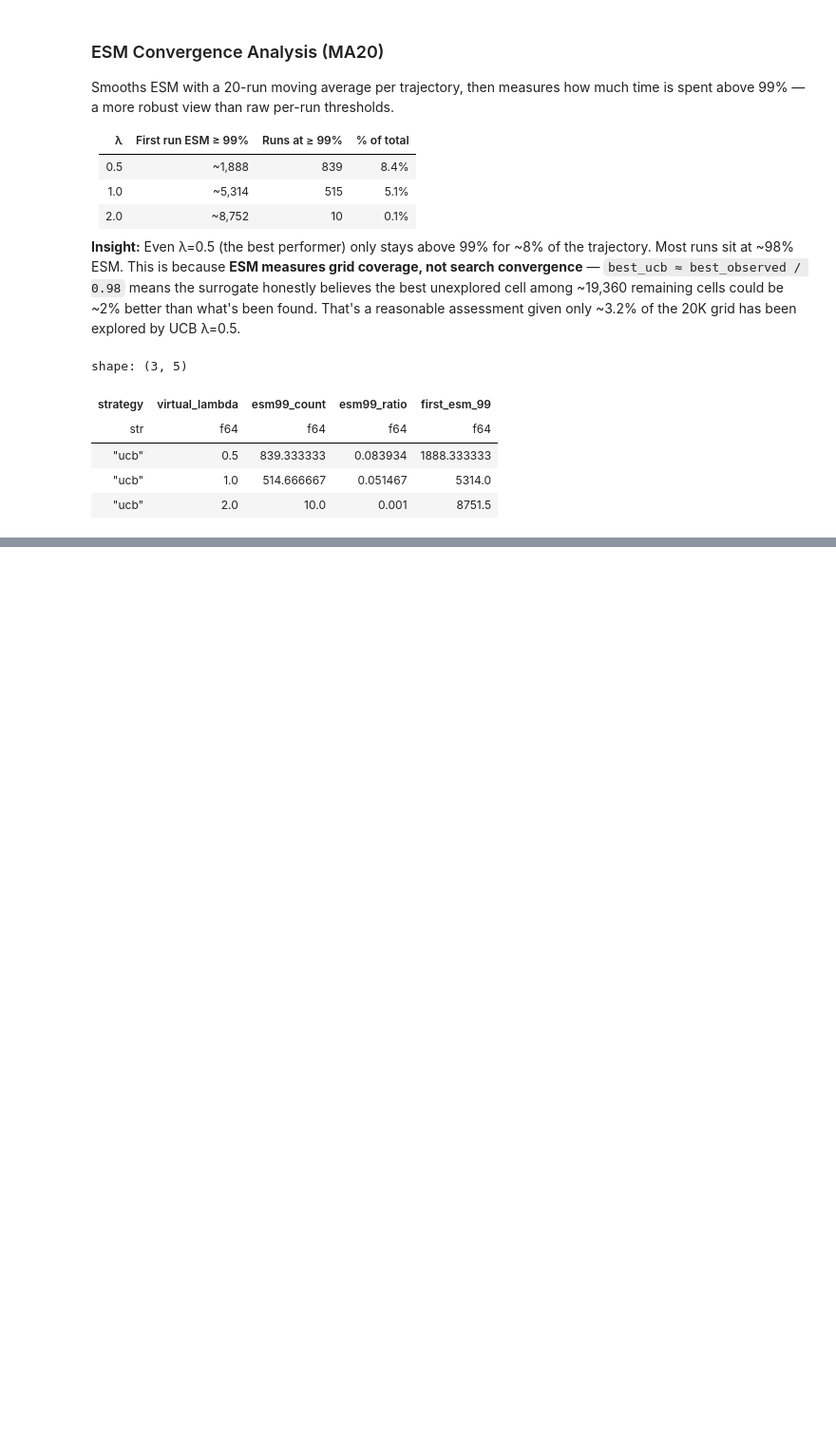
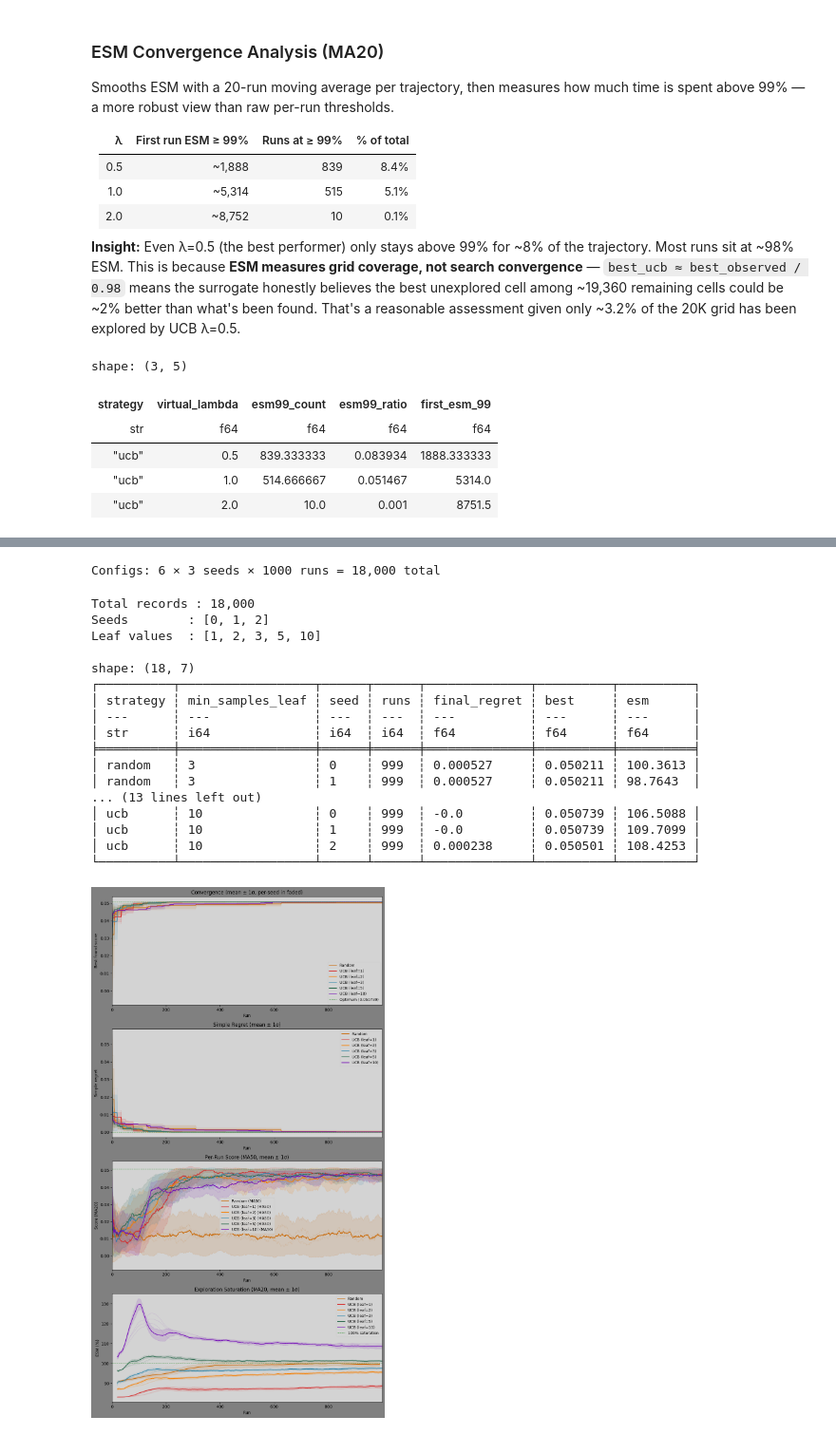
Before and after one commit to chaald/peppermint-matrix, a Jupyter notebook: notebooks/parameter_analysis/convergence_simulation.ipynb, the cells around one changed output, grey strips where cells are left out. Shown at 95% size. Drawn from its saved outputs; the diff is of its cells as text; code cells hidden in the pictures; blank space fills up the shorter version.

Commit message:
feat: add min_samples_leaf param, leaf sweep experiment, reorg surrogate notebook layout

```diff
--- a/notebooks/parameter_analysis/convergence_simulation.ipynb
+++ b/notebooks/parameter_analysis/convergence_simulation.ipynb
@@ -249,6 +249,7 @@ def run_experiment(configs: List[Dict], n_runs: int = 1000, n_trajectories: int
                     virtual_sample_count=config.get("virtual_sample_count", 100),
                     virtual_lambda=config.get("virtual_lambda", 2.0),
                     max_samples=config.get("max_samples", 0.1),
+                    min_samples_leaf=config.get("min_samples_leaf", 3),
                     probe_interval=probe_interval,
                     output_directory=output_directory,
                     label=config.get("label"),
@@ -562,0 +568,58 @@ shape: (3, 5)
+# %%
+CONFIGS = [
+    {"strategy": "random", "min_samples_leaf": 3,  "max_samples": 0.1, "virtual_lambda": 1.0, "label": "Random",               "color": "#ca6702"},
+    {"strategy": "ucb",    "min_samples_leaf": 1,  "max_samples": 0.1, "virtual_lambda": 1.0, "label": "UCB (leaf=1)",         "color": "#d62828"},
+    {"strategy": "ucb",    "min_samples_leaf": 2,  "max_samples": 0.1, "virtual_lambda": 1.0, "label": "UCB (leaf=2)",         "color": "#f77f00"},
+    {"strategy": "ucb",    "min_samples_leaf": 3,  "max_samples": 0.1, "virtual_lambda": 1.0, "label": "UCB (leaf=3)",         "color": "#2e86ab"},
+    {"strategy": "ucb",    "min_samples_leaf": 5,  "max_samples": 0.1, "virtual_lambda": 1.0, "label": "UCB (leaf=5)",         "color": "#2d6a4f"},
+    {"strategy": "ucb",    "min_samples_leaf": 10, "max_samples": 0.1, "virtual_lambda": 1.0, "label": "UCB (leaf=10)",        "color": "#7209b7"},
+]
+N_TRAJECTORIES = 3
+N_RUNS = 1000
+
+n_total_runs = len(CONFIGS) * N_TRAJECTORIES * N_RUNS
+print(f"Configs: {len(CONFIGS)} × {N_TRAJECTORIES} seeds × {N_RUNS} runs = {n_total_runs:,} total")
+
+leaf_experiment_results: pl.DataFrame = run_experiment(CONFIGS, n_runs=N_RUNS, n_trajectories=N_TRAJECTORIES)
+# %% [output]
+Configs: 6 × 3 seeds × 1000 runs = 18,000 total
+# %%
+n_total = len(leaf_experiment_results)
+print(f"Total records : {n_total:,}")
+print(f"Seeds        : {sorted(leaf_experiment_results['seed'].unique().to_list())}")
+print(f"Leaf values  : {sorted(leaf_experiment_results['min_samples_leaf'].unique().to_list())}")
+print()
+
+summary = (
+    leaf_experiment_results
+    .group_by(["strategy", "min_samples_leaf", "seed"])
+    .agg([
+        pl.col("run").max().alias("runs"),
+        pl.col("simple_regret").last().alias("final_regret"),
+        pl.col("best_found").last().alias("best"),
+        pl.col("esm").drop_nulls().last().alias("esm"),
+    ])
+    .sort(["strategy", "min_samples_leaf", "seed"])
+)
+print(summary)
+
+plot_experiment(leaf_experiment_results, CONFIGS, best_score, group_keys=("strategy", "min_samples_leaf"))
+# %% [output]
+Total records : 18,000
+Seeds        : [0, 1, 2]
+Leaf values  : [1, 2, 3, 5, 10]
+
+shape: (18, 7)
+┌──────────┬──────────────────┬──────┬──────┬──────────────┬──────────┬──────────┐
+│ strategy ┆ min_samples_leaf ┆ seed ┆ runs ┆ final_regret ┆ best     ┆ esm      │
+│ ---      ┆ ---              ┆ ---  ┆ ---  ┆ ---          ┆ ---      ┆ ---      │
+│ str      ┆ i64              ┆ i64  ┆ i64  ┆ f64          ┆ f64      ┆ f64      │
+╞══════════╪══════════════════╪══════╪══════╪══════════════╪══════════╪══════════╡
+│ random   ┆ 3                ┆ 0    ┆ 999  ┆ 0.000527     ┆ 0.050211 ┆ 100.3613 │
+│ random   ┆ 3                ┆ 1    ┆ 999  ┆ 0.000527     ┆ 0.050211 ┆ 98.7643  │
+... (13 lines left out)
+│ ucb      ┆ 10               ┆ 0    ┆ 999  ┆ -0.0         ┆ 0.050739 ┆ 106.5088 │
+│ ucb      ┆ 10               ┆ 1    ┆ 999  ┆ -0.0         ┆ 0.050739 ┆ 109.7099 │
+│ ucb      ┆ 10               ┆ 2    ┆ 999  ┆ 0.000238     ┆ 0.050501 ┆ 108.4253 │
+└──────────┴──────────────────┴──────┴──────┴──────────────┴──────────┴──────────┘
+[figure, added]
```
Also changed, not shown: parts of 2 cells of this notebook, 3 other files.
